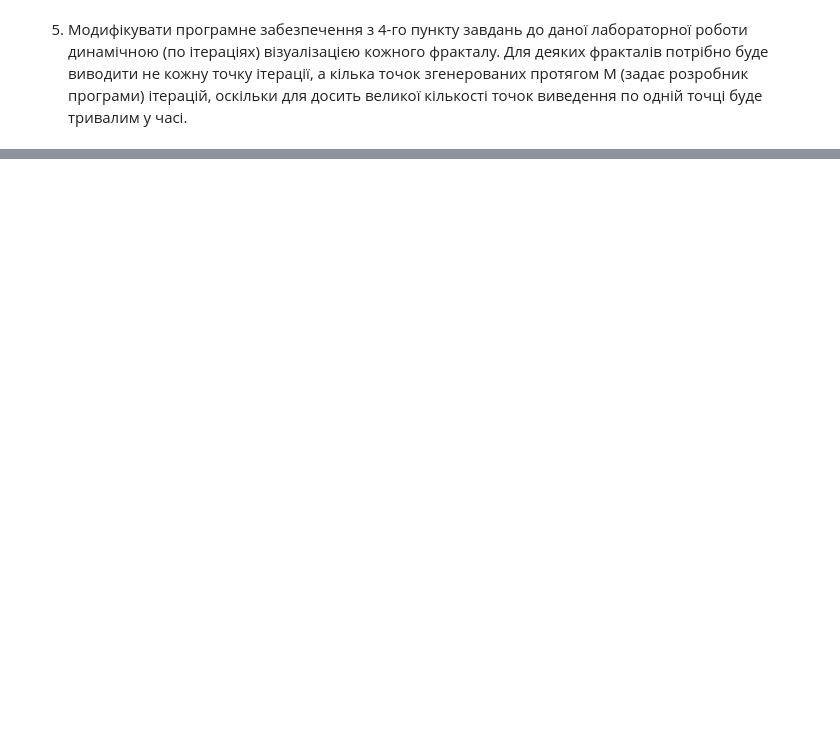
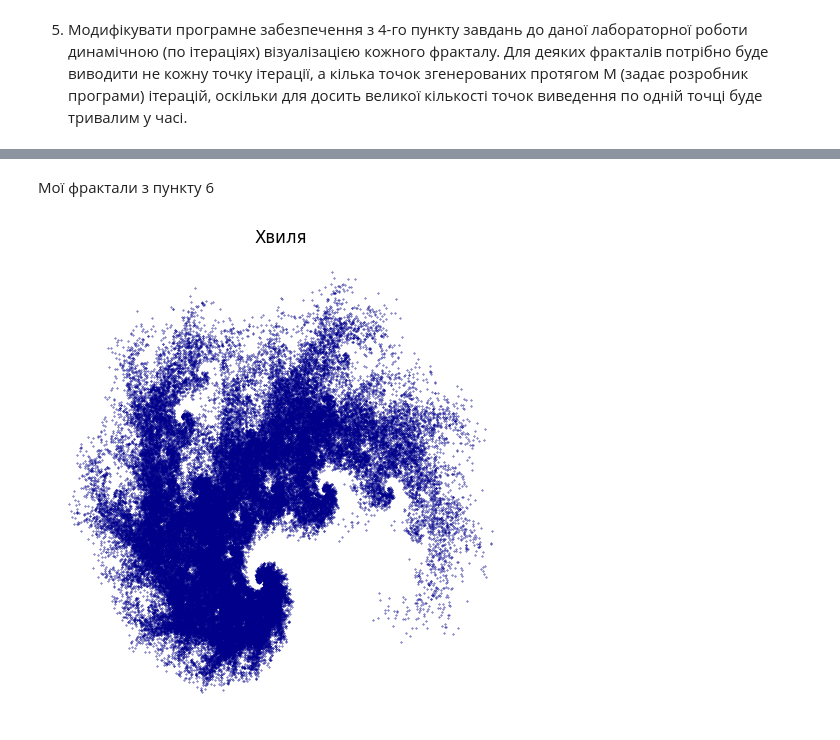
Before and after one commit to Angelina-Grbchh/Computer-Vision-Basics-Part2, a Jupyter notebook: Lab 6/lab6.ipynb, the cells around one changed output, grey strips where cells are left out. Cells and saved outputs as stored; diff of their text form; code cells hidden in the pictures; blank space fills up the shorter version.

```diff
--- a/Lab 6/lab6.ipynb
+++ b/Lab 6/lab6.ipynb
@@ -323 +323,14 @@ plot_ifs_dynamic(fir_coeffs, fir_probs, n_points=5000, batch_size=10000, color='
 ... (3 outputs left out)
+# %% [markdown]
+Мої фрактали з пункту 6
+# %%
+math_spiral_coeffs = [
+    [0.6, -0.4, 0.4, 0.6, 0.0, 0.0],
+    [0.5, 0.5, -0.5, 0.5, 0.5, 0.5],
+    [0.3, -0.5, 0.5, 0.3, -0.5, 0.5]
+]
+math_spiral_probs = [0.6, 0.2, 0.2]
+
+plot_ifs_fractal(math_spiral_coeffs, math_spiral_probs, color='darkblue', title='Хвиля')
+# %% [output]
+[figure, added]
```
Also changed, not shown: parts of 21 cells of this notebook.
